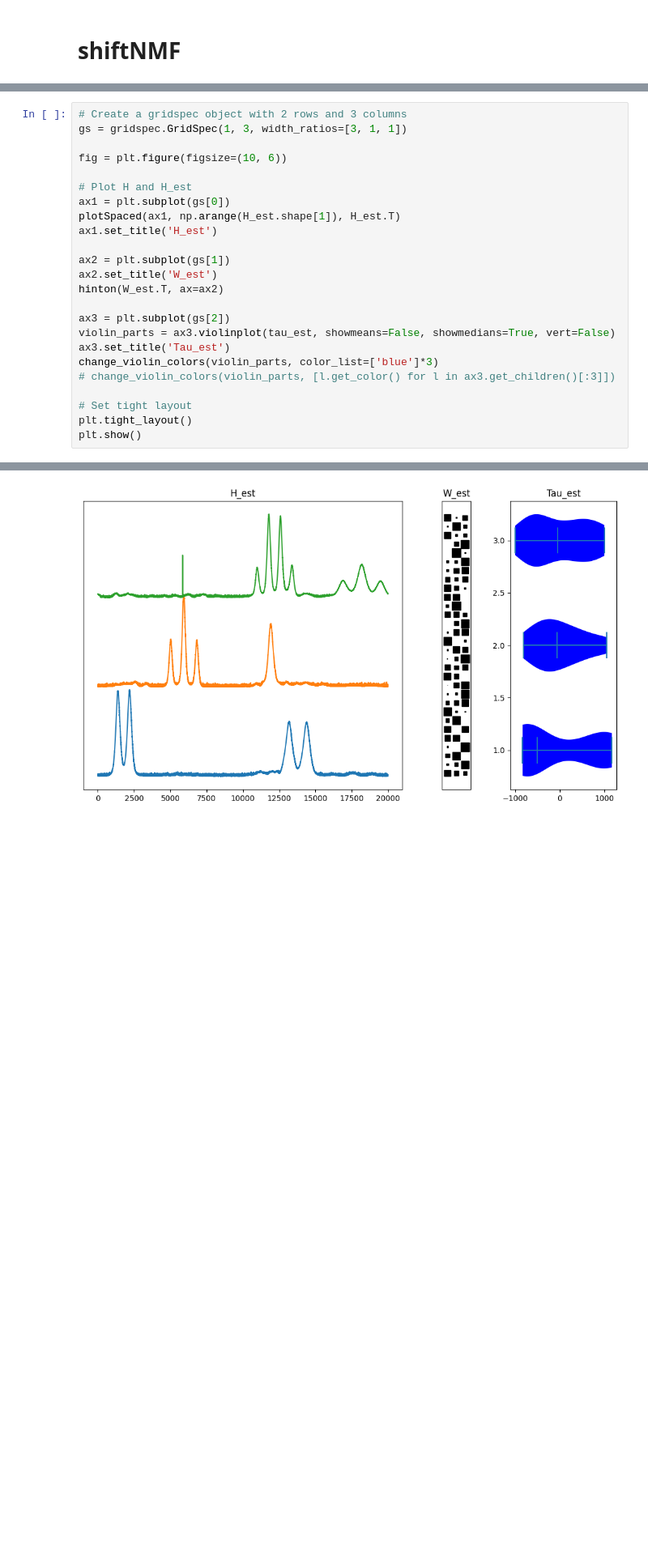
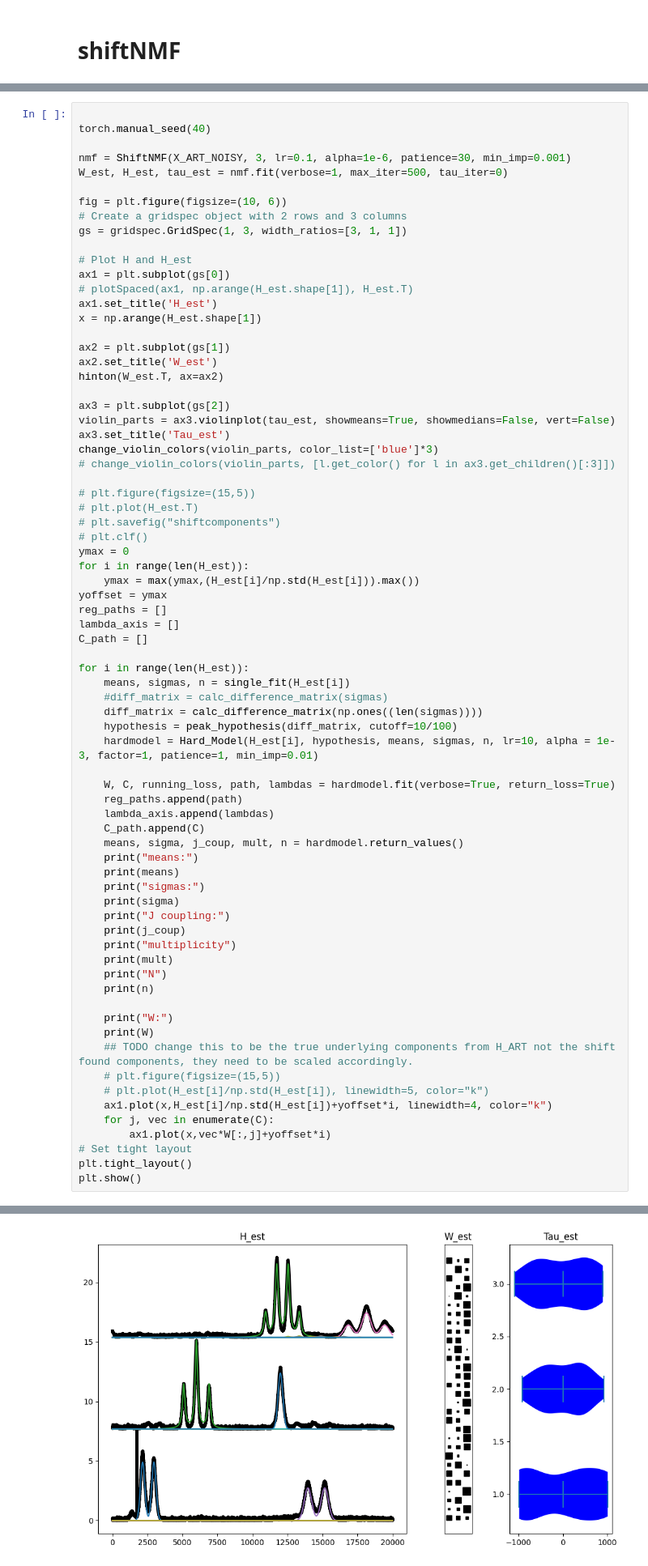
Before and after one commit to LucasEmcken/Bachelorprojekt, a Jupyter notebook: artificial_experiment.ipynb, the cells around one changed output, grey strips where cells are left out. Shown: that part at 81% size. Drawn from its saved outputs; the diff is of its cells as text; blank space fills up the shorter version.

```diff
--- a/artificial_experiment.ipynb
+++ b/artificial_experiment.ipynb
@@ -68,24 +55,73 @@ epoch: 3000, Loss: 0.030678998987675933, Tau: 6589.5960422472035
 # %%
+
+torch.manual_seed(40)
+
+nmf = ShiftNMF(X_ART_NOISY, 3, lr=0.1, alpha=1e-6, patience=30, min_imp=0.001)
+W_est, H_est, tau_est = nmf.fit(verbose=1, max_iter=500, tau_iter=0)
+
+fig = plt.figure(figsize=(10, 6))
 # Create a gridspec object with 2 rows and 3 columns
 gs = gridspec.GridSpec(1, 3, width_ratios=[3, 1, 1])
 
-fig = plt.figure(figsize=(10, 6))
-
 # Plot H and H_est
 ax1 = plt.subplot(gs[0])
-plotSpaced(ax1, np.arange(H_est.shape[1]), H_est.T)
+# plotSpaced(ax1, np.arange(H_est.shape[1]), H_est.T)
 ax1.set_title('H_est')
+x = np.arange(H_est.shape[1])
 
 ax2 = plt.subplot(gs[1])
 ax2.set_title('W_est')
 hinton(W_est.T, ax=ax2)
 
 ax3 = plt.subplot(gs[2])
-violin_parts = ax3.violinplot(tau_est, showmeans=False, showmedians=True, vert=False)
+violin_parts = ax3.violinplot(tau_est, showmeans=True, showmedians=False, vert=False)
 ax3.set_title('Tau_est')
 change_violin_colors(violin_parts, color_list=['blue']*3)
 # change_violin_colors(violin_parts, [l.get_color() for l in ax3.get_children()[:3]])
 
+# plt.figure(figsize=(15,5))
+# plt.plot(H_est.T)
+# plt.savefig("shiftcomponents")
+# plt.clf()
+ymax = 0
+for i in range(len(H_est)):
+    ymax = max(ymax,(H_est[i]/np.std(H_est[i])).max())
+yoffset = ymax
+reg_paths = []
+lambda_axis = []
+C_path = []
+
+for i in range(len(H_est)):
+    means, sigmas, n = single_fit(H_est[i])
+    #diff_matrix = calc_difference_matrix(sigmas)
+    diff_matrix = calc_difference_matrix(np.ones((len(sigmas))))
+    hypothesis = peak_hypothesis(diff_matrix, cutoff=10/100)
+    hardmodel = Hard_Model(H_est[i], hypothesis, means, sigmas, n, lr=10, alpha = 1e-3, factor=1, patience=1, min_imp=0.01)
+
+    W, C, running_loss, path, lambdas = hardmodel.fit(verbose=True, return_loss=True)
+    reg_paths.append(path)
+    lambda_axis.append(lambdas)
+    C_path.append(C)
+    means, sigma, j_coup, mult, n = hardmodel.return_values()
+    print("means:")
+    print(means)
+    print("sigmas:")
+    print(sigma)
+    print("J coupling:")
+    print(j_coup)
+    print("multiplicity")
+    print(mult)
+    print("N")
+    print(n)
+
+    print("W:")
+    print(W)
+    ## TODO change this to be the true underlying components from H_ART not the shift found components, they need to be scaled accordingly.
+    # plt.figure(figsize=(15,5))
+    # plt.plot(H_est[i]/np.std(H_est[i]), linewidth=5, color="k")
+    ax1.plot(x,H_est[i]/np.std(H_est[i])+yoffset*i, linewidth=4, color="k")
+    for j, vec in enumerate(C):
+        ax1.plot(x,vec*W[:,j]+yoffset*i)
 # Set tight layout
 plt.tight_layout()
 plt.show()
@@ -93 +163 @@ plt.show()
-[figure, old version]
+[figure, new version]
```
Also changed, not shown: parts of 4 cells of this notebook.
